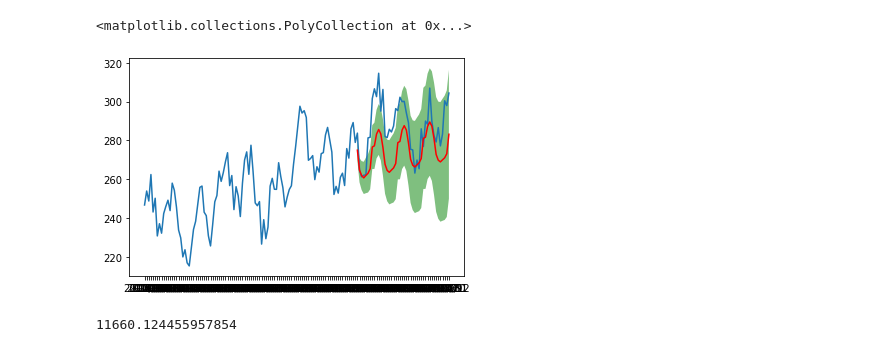
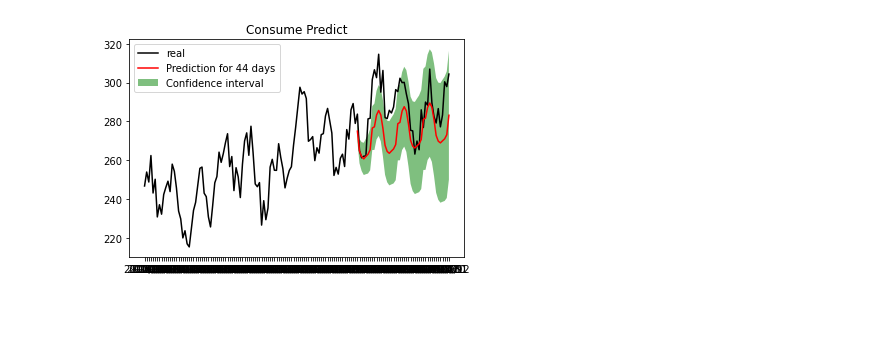
Before and after one commit to subfish-zhou/timeseries-predictor, a Jupyter notebook: notebook/ARIMA.ipynb, the cells around one changed output. Saved outputs shown, nothing was run; the diff lists cells and outputs as text; code cells hidden in the pictures; blank space fills up the shorter version.

Commit message:
replot some figures

```diff
--- a/notebook/ARIMA.ipynb
+++ b/notebook/ARIMA.ipynb
@@ -16,7 +16,7 @@ y=np.array(df.consume).reshape(-1,1)
 acaler=StandardScaler()
 
 
-train,test=train_test_split(y,train_size=100)
+train,test=train_test_split(y,train_size=124)
 # %%
 #fit model
 model=pm.auto_arima(train,seasonal=True,m=12)#季节性ARIMA模型，月份12
@@ -26,9 +26,28 @@ forecasts=model.predict(test.shape[0],return_conf_int=True,alpha=.5) #predict N
 # %%
 #visualize the forecast (blue=train, green=forecasts)
 x=df.time
-plt.plot(x,df.consume)
-plt.plot(x[100:],forecasts[0],c='red')
-plt.fill_between(x=x[100:],y1=forecasts[1][:,0],y2=forecasts[1][:,1],facecolor='green',alpha=0.5)
+
+plt.figure()
+
+params = {"ytick.color": "black",
+          "xtick.color": "black",
+          "axes.labelcolor": "black",
+          "axes.edgecolor": "black"}
+plt.rcParams.update(params)
+
+plt.title("Consume Predict", color="black")
+
+x_plot=list(range(144))
+plt.plot(x_plot,df.consume,c='black',label='real')
+plt.plot(x_plot[124:],forecasts[0],c='red',label=f'Prediction for {test.shape[0]} days')
+plt.fill_between(x=x_plot[124:],
+                 y1=forecasts[1][:,0],
+                 y2=forecasts[1][:,1],
+                 facecolor='green',
+                 alpha=0.5,
+                 label='Confidence interval')
+
+plt.legend()
+plt.savefig('../image/predict_ARIMA.jpg')
 # %% [output]
-<matplotlib.collections.PolyCollection at 0x...>
-[figure, old version]
+[figure, new version]
@@ -37,4 +53,0 @@ mse=sum(np.square(test-forecasts[0]))
-# %%
-mse
-# %% [output]
-11660.124455957854
```
Also changed, not shown: parts of 1 cell of this notebook, 4 other files.
